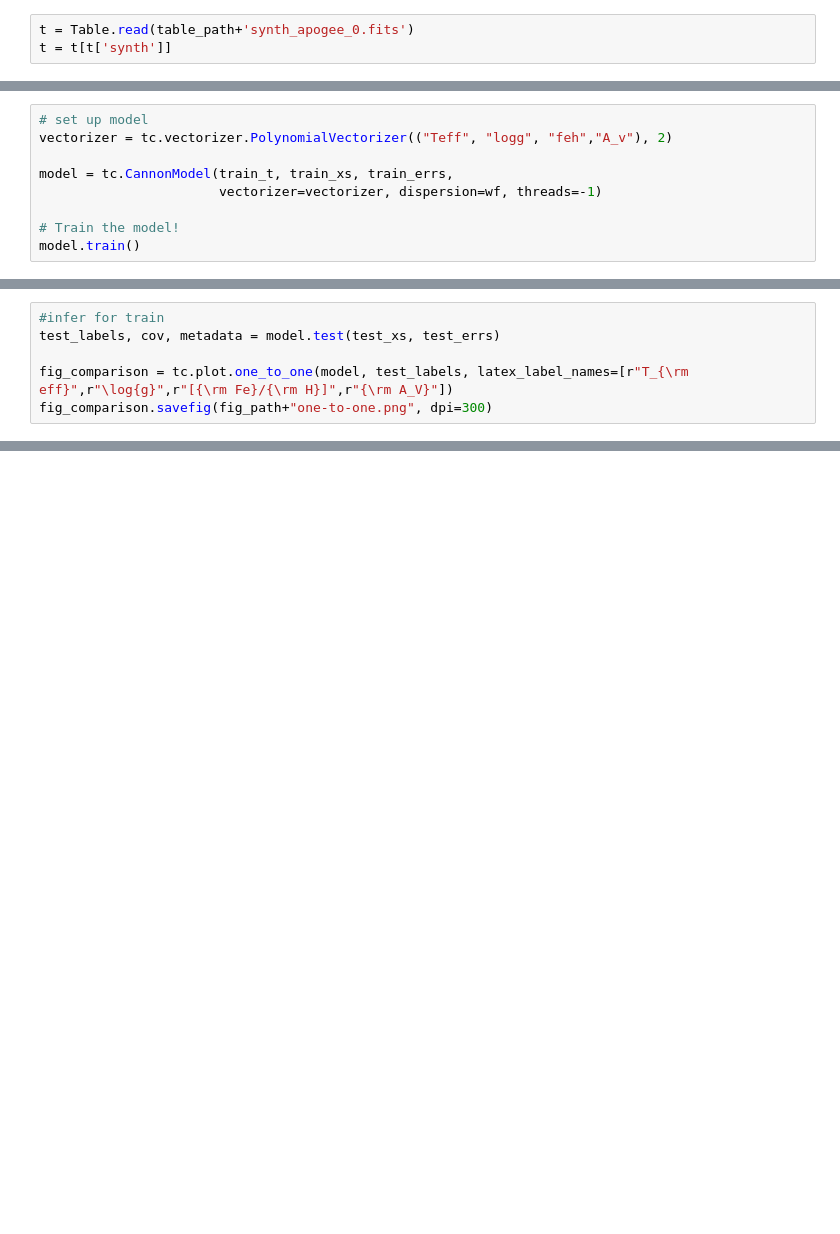
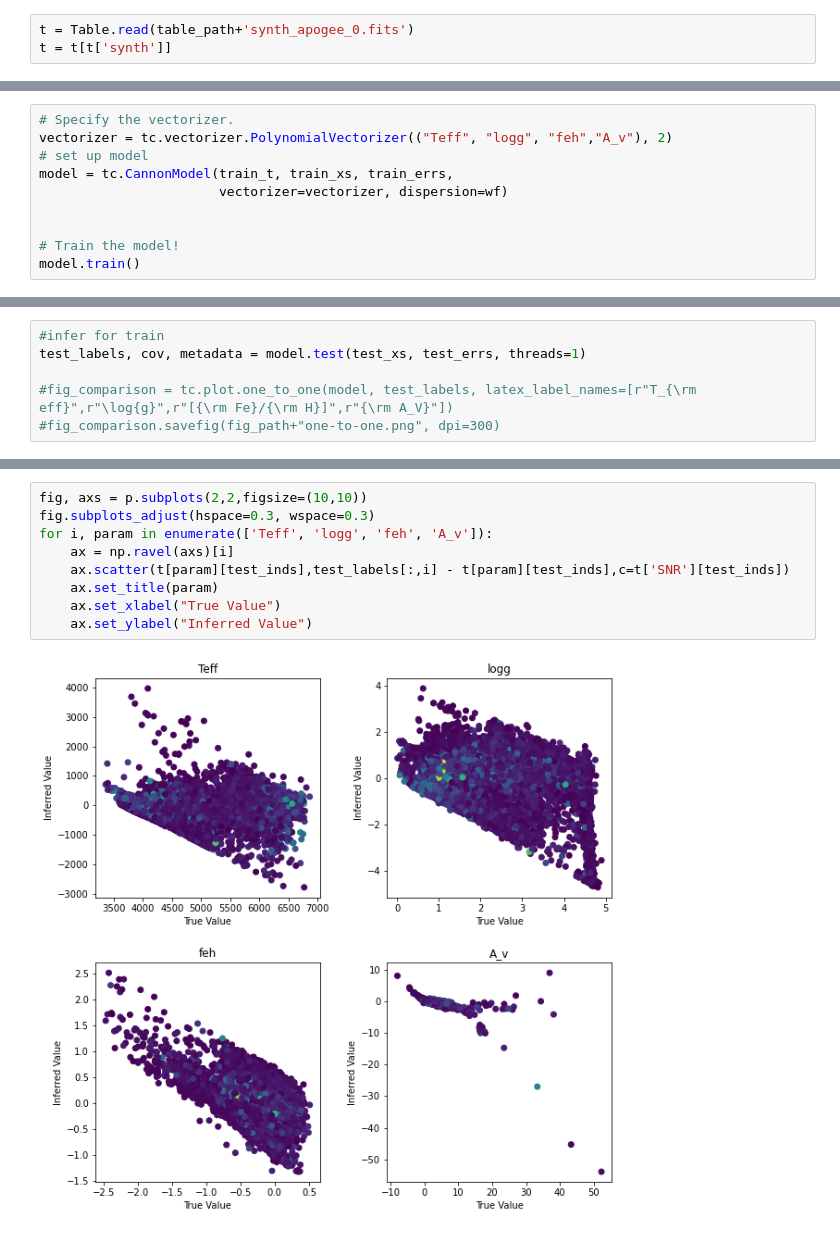
Before and after one commit to mlucey/apogee_bprp_params, a Jupyter notebook: apogee_bprp_params.ipynb, the cells around one changed output, grey strips where cells are left out. Cells and saved outputs as stored; diff of their text form; blank space fills up the shorter version.

```diff
--- a/apogee_bprp_params.ipynb
+++ b/apogee_bprp_params.ipynb
@@ -87,9 +164,10 @@ train_t = t[train_inds]
 # %%
+# Specify the vectorizer.
+vectorizer = tc.vectorizer.PolynomialVectorizer(("Teff", "logg", "feh","A_v"), 2)
 # set up model
-vectorizer = tc.vectorizer.PolynomialVectorizer(("Teff", "logg", "feh","A_v"), 2)
+model = tc.CannonModel(train_t, train_xs, train_errs,
+                       vectorizer=vectorizer, dispersion=wf)
 
-model = tc.CannonModel(train_t, train_xs, train_errs,
-                       vectorizer=vectorizer, dispersion=wf, threads=-1)
 
 # Train the model!
 model.train()
@@ -96,6 +190,6 @@ model.train()
 # %%
 #infer for train
-test_labels, cov, metadata = model.test(test_xs, test_errs)
+test_labels, cov, metadata = model.test(test_xs, test_errs, threads=1)
 
-fig_comparison = tc.plot.one_to_one(model, test_labels, latex_label_names=[r"T_{\rm eff}",r"\log{g}",r"[{\rm Fe}/{\rm H}]",r"{\rm A_V}"])
-fig_comparison.savefig(fig_path+"one-to-one.png", dpi=300)
+#fig_comparison = tc.plot.one_to_one(model, test_labels, latex_label_names=[r"T_{\rm eff}",r"\log{g}",r"[{\rm Fe}/{\rm H}]",r"{\rm A_V}"])
+#fig_comparison.savefig(fig_path+"one-to-one.png", dpi=300)
@@ -101,0 +201,11 @@ fig_comparison.savefig(fig_path+"one-to-one.png", dpi=300)
+# %%
+fig, axs = p.subplots(2,2,figsize=(10,10))
+fig.subplots_adjust(hspace=0.3, wspace=0.3)
+for i, param in enumerate(['Teff', 'logg', 'feh', 'A_v']):
+    ax = np.ravel(axs)[i]
+    ax.scatter(t[param][test_inds],test_labels[:,i] - t[param][test_inds],c=t['SNR'][test_inds])
+    ax.set_title(param)
+    ax.set_xlabel("True Value")
+    ax.set_ylabel("Inferred Value")
+# %% [output]
+[figure, added]
```
Also changed, not shown: parts of 9 cells of this notebook.
